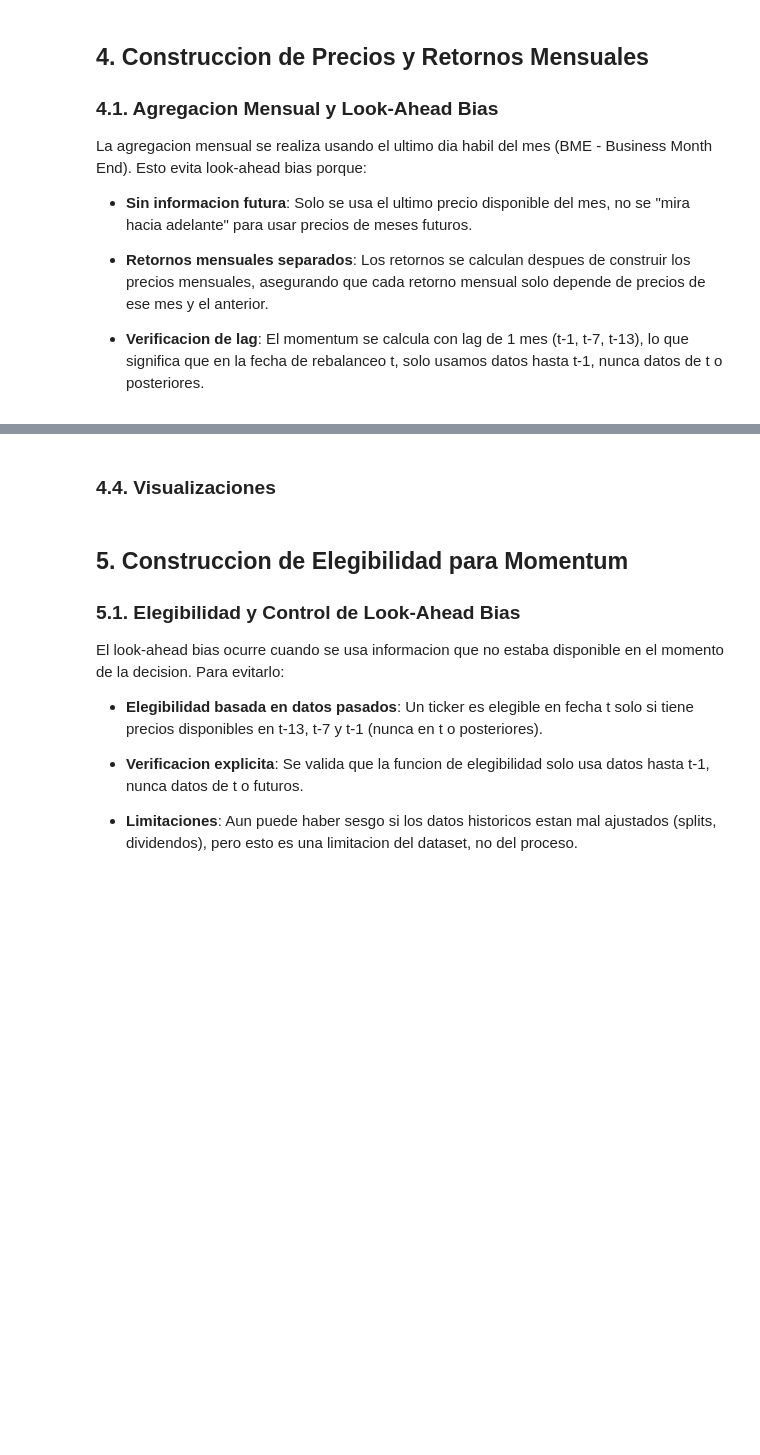
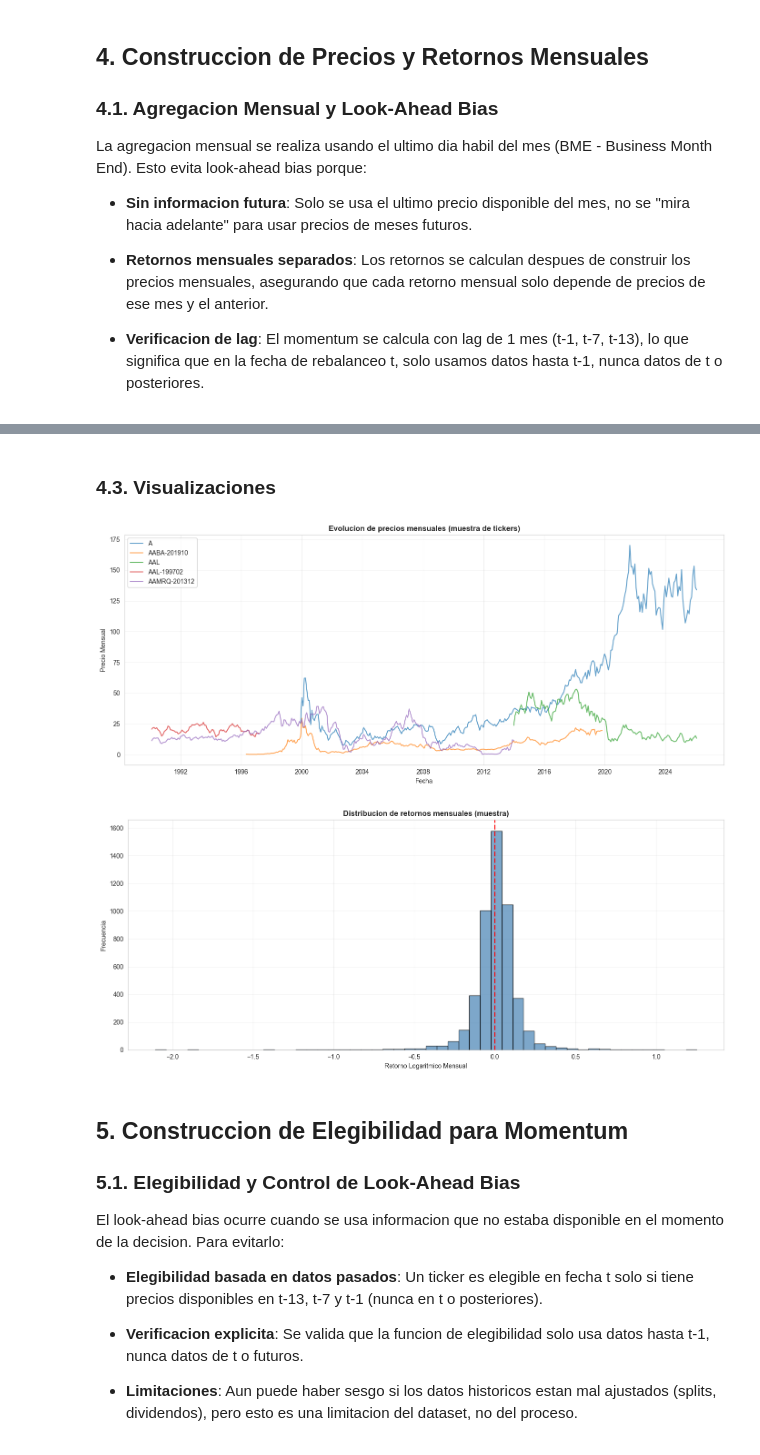
Before and after one commit to Romequinco/TAREA_BACKTESTING, a Jupyter notebook: notebooks/02_EDA_Preparacion.ipynb, the cells around one changed output, grey strips where cells are left out. Cells and saved outputs as stored; diff of their text form; code cells hidden in the pictures; blank space fills up the shorter version.

```diff
--- a/notebooks/02_EDA_Preparacion.ipynb
+++ b/notebooks/02_EDA_Preparacion.ipynb
@@ -499,51 +408,35 @@ assert all(date in prices_monthly_close.index for date in rebalance_dates), \
 # %% [markdown]
-### 4.4. Visualizaciones
+### 4.3. Visualizaciones
 # %%
 sample_tickers_monthly = prices_monthly_close.columns[:5]
 
 fig, ax = plt.subplots(figsize=(14, 6))
 for ticker in sample_tickers_monthly:
     ax.plot(prices_monthly_close.index, prices_monthly_close[ticker],
             label=ticker, linewidth=1.5, alpha=0.7)
 ax.set_title('Evolucion de precios mensuales (muestra de tickers)',
              fontweight='bold')
 ax.set_xlabel('Fecha')
 ax.set_ylabel('Precio Mensual')
 ax.legend()
 ax.grid(True, alpha=0.3)
 plt.tight_layout()
 plt.show()
 
 sample_returns = log_returns_monthly.iloc[:, :20].stack().dropna()
 
 fig, ax = plt.subplots(figsize=(14, 6))
 ax.hist(sample_returns, bins=50, color='steelblue', alpha=0.7, edgecolor='black')
 ax.set_title('Distribucion de retornos mensuales (muestra)', fontweight='bold')
 ax.set_xlabel('Retorno Logaritmico Mensual')
 ax.set_ylabel('Frecuencia')
 ax.axvline(x=0, color='red', linestyle='--', linewidth=2)
 ax.grid(True, alpha=0.3)
 plt.tight_layout()
 plt.show()
-
-sample_ticker = sample_tickers_monthly[0]
-cumulative_returns = log_returns_monthly[sample_ticker].fillna(0).cumsum()
-cumulative_from_prices = np.log(prices_monthly_close[sample_ticker] /
-                                prices_monthly_close[sample_ticker].iloc[0])
-
-fig, ax = plt.subplots(figsize=(14, 6))
-ax.scatter(cumulative_returns, cumulative_from_prices, alpha=0.6, s=20)
-ax.plot([cumulative_returns.min(), cumulative_returns.max()],
-        [cumulative_returns.min(), cumulative_returns.max()],
-        'r--', linewidth=2, label='y=x')
-ax.set_title('Verificacion de propiedad aditiva de retornos logaritmicos',
-             fontweight='bold')
-ax.set_xlabel('Retornos acumulados (suma de retornos)')
-ax.set_ylabel('Retornos acumulados (log(P_t/P_0))')
-ax.legend()
-ax.grid(True, alpha=0.3)
-plt.tight_layout()
-plt.show()
+# %% [output]
+[figure, added]
+[figure, added]
 # %% [markdown]
 ## 5. Construccion de Elegibilidad para Momentum
 
```
Also changed, not shown: parts of 29 cells of this notebook, 2 other files.
